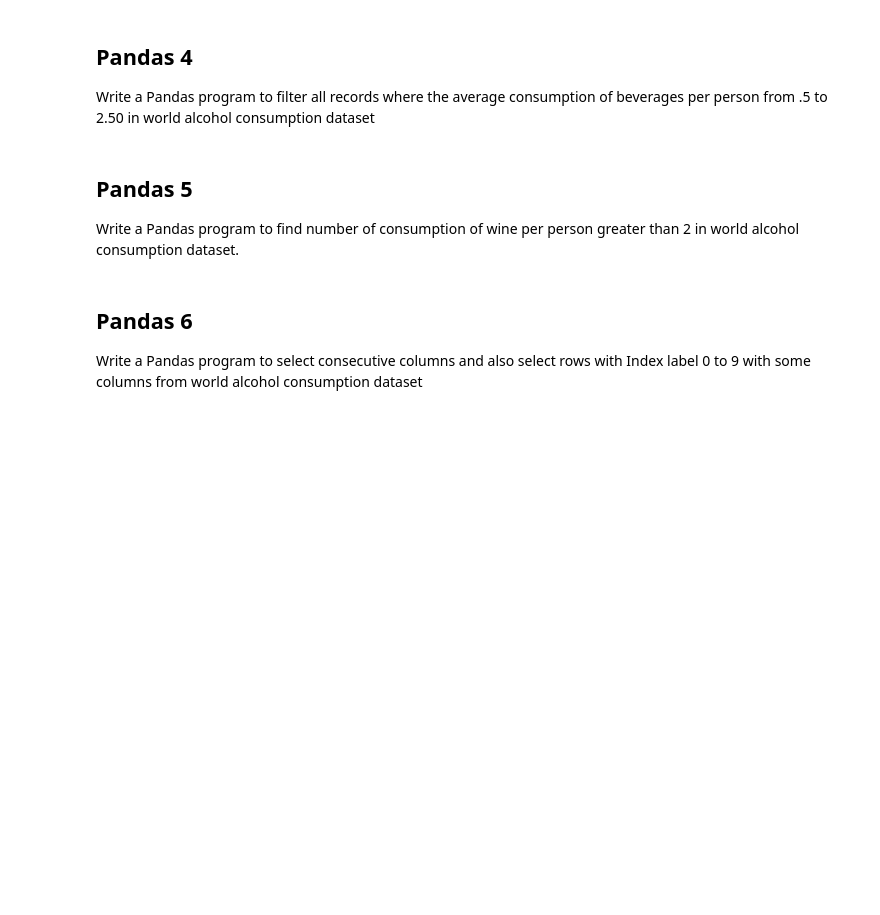
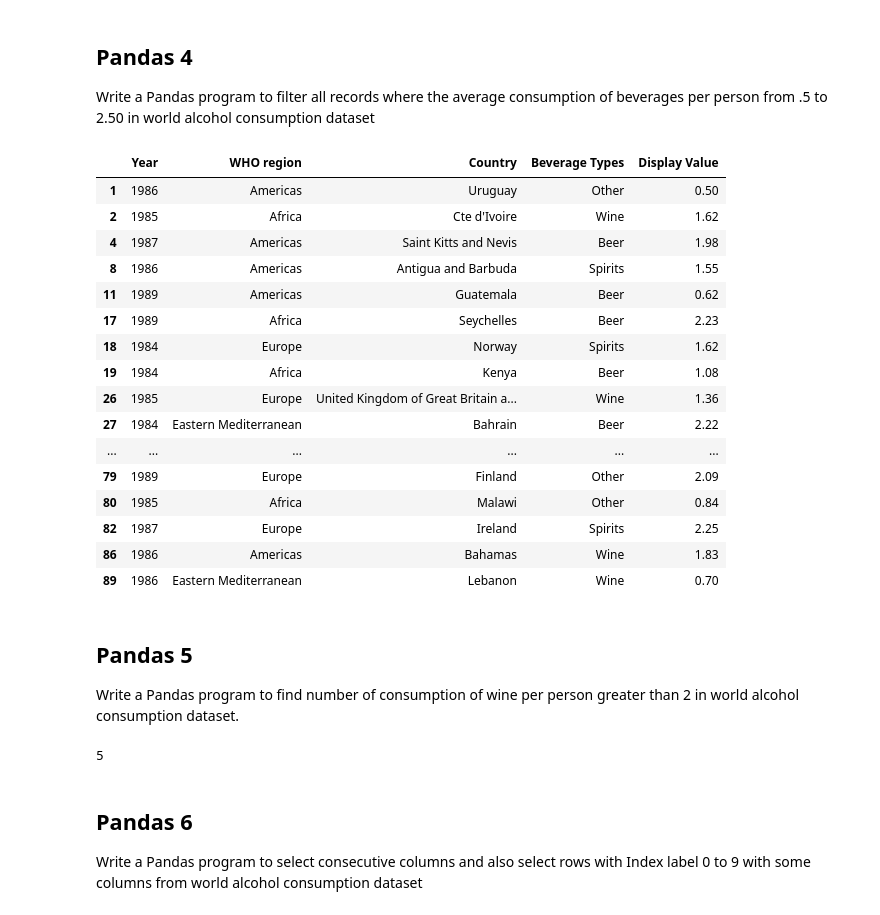
Before and after one commit to ghilu91/exercises_pandas_numpy, a Jupyter notebook: exercises_pandas_alcohol.ipynb, the cells around one changed output. Drawn from its saved outputs; the diff is of its cells as text; code cells hidden in the pictures; blank space fills up the shorter version.

```diff
--- a/exercises_pandas_alcohol.ipynb
+++ b/exercises_pandas_alcohol.ipynb
@@ -15,10 +68,36 @@ Write a Pandas program to filter those records which not appears in a given list
 ## Pandas 4
 
 Write a Pandas program to filter all records where the average consumption of beverages per person from .5 to 2.50 in world alcohol consumption dataset
+# %%
+mask4 = (df['Display Value'] <= 2.50 ) & (df['Display Value'] >= 0.50)
+df[mask4]
+# %% [output]
+|  | Year | WHO region | Country | Beverage Types | Display Value |
+| 1 | 1986 | Americas | Uruguay | Other | 0.50 |
+| 2 | 1985 | Africa | Cte d'Ivoire | Wine | 1.62 |
+| 4 | 1987 | Americas | Saint Kitts and Nevis | Beer | 1.98 |
+| 8 | 1986 | Americas | Antigua and Barbuda | Spirits | 1.55 |
+| 11 | 1989 | Americas | Guatemala | Beer | 0.62 |
+| 17 | 1989 | Africa | Seychelles | Beer | 2.23 |
+| 18 | 1984 | Europe | Norway | Spirits | 1.62 |
+| 19 | 1984 | Africa | Kenya | Beer | 1.08 |
+| 26 | 1985 | Europe | United Kingdom of Great Britain a... | Wine | 1.36 |
+| 27 | 1984 | Eastern Mediterranean | Bahrain | Beer | 2.22 |
+| ... | ... | ... | ... | ... | ... |
+| 79 | 1989 | Europe | Finland | Other | 2.09 |
+| 80 | 1985 | Africa | Malawi | Other | 0.84 |
+| 82 | 1987 | Europe | Ireland | Spirits | 2.25 |
+| 86 | 1986 | Americas | Bahamas | Wine | 1.83 |
+| 89 | 1986 | Eastern Mediterranean | Lebanon | Wine | 0.70 |
 # %% [markdown]
 ## Pandas 5
 
 Write a Pandas program to find number of consumption of wine per person greater than 2 in world alcohol consumption dataset.
+# %%
+mask5 = df['Display Value'] > 2
+df[mask5].shape[1]
+# %% [output]
+5
 # %% [markdown]
 ## Pandas 6
 
```
Also changed, not shown: parts of 8 cells of this notebook.
